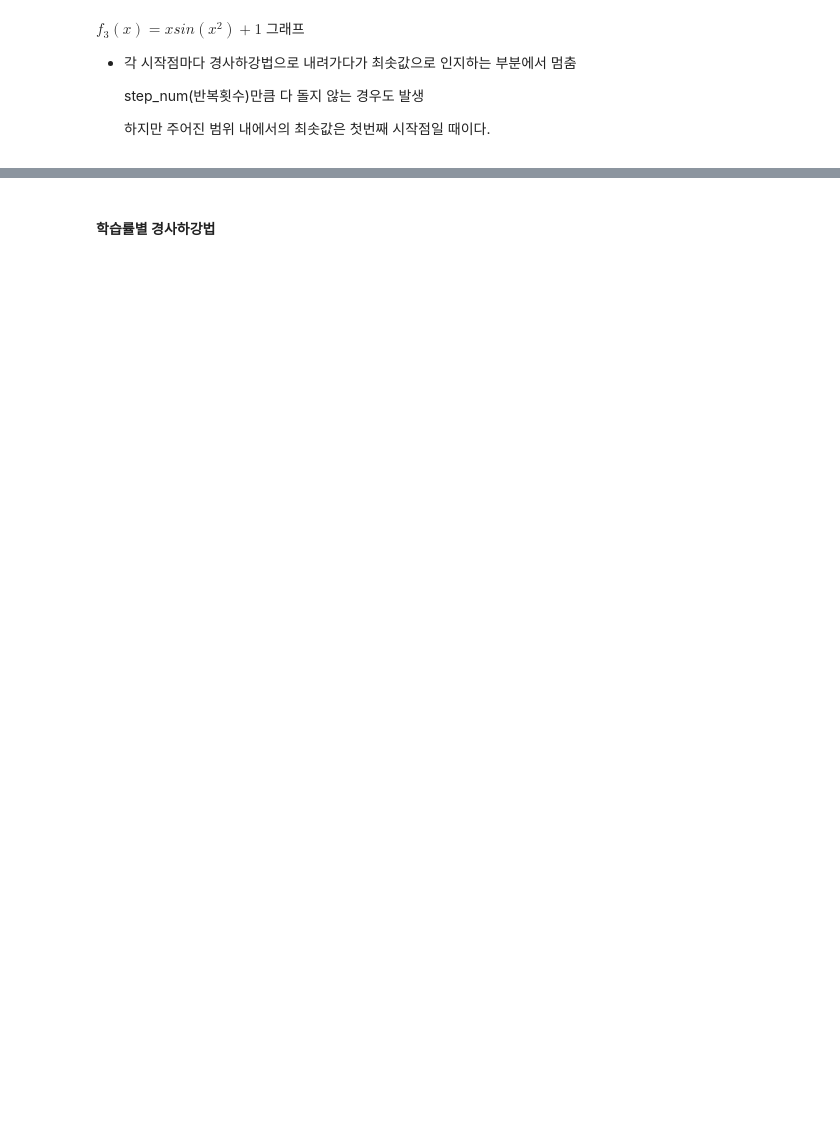
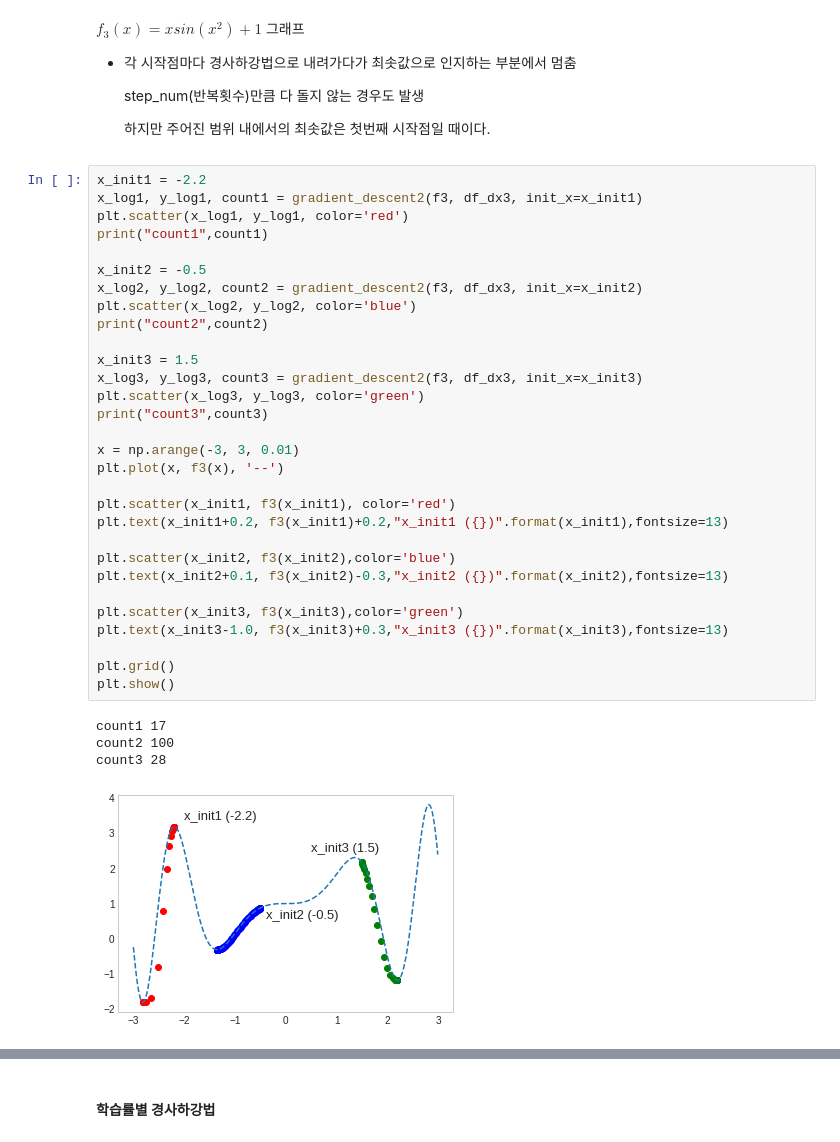
Before and after one commit to moung1012/-, a Jupyter notebook: _6_경사하강법(Gradient_Decent).ipynb, the cells around one changed output, grey strips where cells are left out. Cells and saved outputs as stored; diff of their text form; blank space fills up the shorter version.

```diff
--- a/_6_경사하강법(Gradient_Decent).ipynb
+++ b/_6_경사하강법(Gradient_Decent).ipynb
@@ -97,6 +205,41 @@ $f_3(x) = x sin(x^2) + 1$ 그래프
   step_num(반복횟수)만큼 다 돌지 않는 경우도 발생
 
   하지만 주어진 범위 내에서의 최솟값은 첫번째 시작점일 때이다.
+# %%
+x_init1 = -2.2
+x_log1, y_log1, count1 = gradient_descent2(f3, df_dx3, init_x=x_init1)
+plt.scatter(x_log1, y_log1, color='red')
+print("count1",count1)
+
+x_init2 = -0.5
+x_log2, y_log2, count2 = gradient_descent2(f3, df_dx3, init_x=x_init2)
+plt.scatter(x_log2, y_log2, color='blue')
+print("count2",count2)
+
+x_init3 = 1.5
+x_log3, y_log3, count3 = gradient_descent2(f3, df_dx3, init_x=x_init3)
+plt.scatter(x_log3, y_log3, color='green')
+print("count3",count3)
+
+x = np.arange(-3, 3, 0.01)
+plt.plot(x, f3(x), '--')
+
+plt.scatter(x_init1, f3(x_init1), color='red')
+plt.text(x_init1+0.2, f3(x_init1)+0.2,"x_init1 ({})".format(x_init1),fontsize=13)
+
+plt.scatter(x_init2, f3(x_init2),color='blue')
+plt.text(x_init2+0.1, f3(x_init2)-0.3,"x_init2 ({})".format(x_init2),fontsize=13)
+
+plt.scatter(x_init3, f3(x_init3),color='green')
+plt.text(x_init3-1.0, f3(x_init3)+0.3,"x_init3 ({})".format(x_init3),fontsize=13)
+
+plt.grid()
+plt.show()
+# %% [output]
+count1 17
+count2 100
+count3 28
+[figure, added]
 # %% [markdown]
 ### 학습률(learning rate)
 - 학습률 값은 적절히 지정해야 한다!
```
Also changed, not shown: parts of 13 cells of this notebook.
